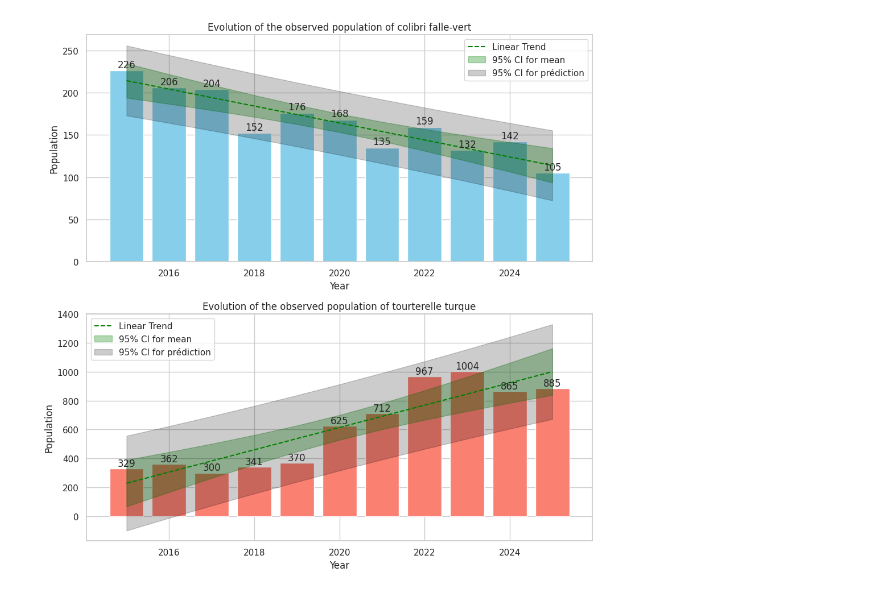
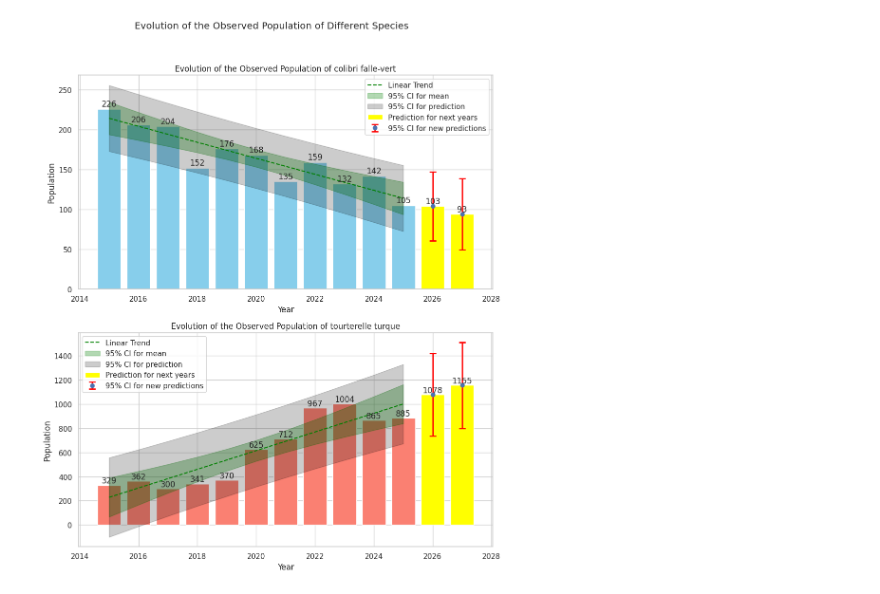
Before and after one commit to baptistepras/birds_biodiversity, a Jupyter notebook: species_evolution.ipynb, the cells around one changed output. Drawn from its saved outputs; the diff is of its cells as text; code cells hidden in the pictures.

```diff
--- a/species_evolution.ipynb
+++ b/species_evolution.ipynb
@@ -69,28 +121,5 @@ for specie in species:
 # %%
-maxEvol = evolutionSpecies[maxEsp]
-
-popBegin = maxEvol.iat[0]
-popEnd = maxEvol.iat[len(maxEvol) - 1]
-change = changeSpecies[maxEsp]
-
-print(f"The specie of bird that had the biggest increase of its population between 2015 and 2025 is the {maxEsp}")
-print(f"They went from a population of {popBegin} in 2015 to {popEnd}, increasing by {change:.2f} %.")
-print("---------------------------------------------------------------------------------------------")
-
-
-minEvol = evolutionSpecies[minEsp]
-
-popBegin = minEvol.iat[0]
-popEnd = minEvol.iat[len(minEvol) - 1]
-change = changeSpecies[minEsp]
-
-print(f"The specie of bird that had the biggest decrease of its population between 2015 and 2025 is the {minEsp}")
-print(f"They went from a population of {popBegin} in 2015 to {popEnd}, decreasing by {np.abs(change):.2f} %.")
-print("---------------------------------------------------------------------------------------------")
-years = maxEvol.keys()
-sns.set(style="whitegrid")
-
-fig, (ax1, ax2) = plt.subplots(2, 1, figsize=(10, 10))
+fig, (ax1, ax2) = plt.subplots(2, 1, figsize=(10, 12))
 
 def ci_linear_model(x, Y_real, Y_model, alpha=0.05):
     n = len(x)
@@ -106,14 +135,29 @@ def ci_linear_model(x, Y_real, Y_model, alpha=0.05):
     t_crit = t.ppf(1 - alpha / 2, n - 2)
 
     SE_mean = np.sqrt(MSE * (1/n + (x - x_mean)**2 / Sxx))
-
     SE_pred = np.sqrt(MSE * (1 + 1/n + (x - x_mean)**2 / Sxx))
-    # Margins of error for slope and intercept
-
 
     return t_crit * SE_mean, t_crit * SE_pred
 
+def compute_ci_for_new_data(x_train, Y_real, Y_model, x_new, alpha=0.05):
 
+    n = len(x_train)
+    x_mean = np.mean(x_train)
+
+    # Residuals and variance estimates from training data
+    residues = Y_real - Y_model
+    SSE = np.sum(np.square(residues))
+    MSE = SSE / (n - 2)
+    Sxx = np.sum(np.square(x_train - x_mean))
+
+    # t critical value
+    t_crit = t.ppf(1 - alpha / 2, n - 2)
+
+    # CI for new data points
+    SE_mean_new = np.sqrt(MSE * (1/n + (x_new - x_mean)**2 / Sxx))
+    SE_pred_new = np.sqrt(MSE * (1 + 1/n + (x_new - x_mean)**2 / Sxx))
+
+    return t_crit * SE_mean_new, t_crit * SE_pred_new
 
 
 def plot_with_trend(ax, x, y, color, title):
@@ -125,14 +169,14 @@ def plot_with_trend(ax, x, y, color, title):
     model = LinearRegression()
     model.fit(X, y)
 
+    next_years = np.array([np.array([max(x) + 1, 1]), np.array([max(x) + 2, 1])])
+
     b1 = model.coef_[0]           # pente
     b0 = model.intercept_         # intercept
-
 
     y_pred = model.predict(X)
 
     err, err2 = ci_linear_model(np.array(x), y, y_pred, 0.05)
-
 
     y_lower = y_pred - err
     y_upper = y_pred + err
@@ -140,15 +184,25 @@ def plot_with_trend(ax, x, y, color, title):
     y_lower_pred = y_pred - err2
     y_upper_pred = y_pred + err2
 
+    # Predictions for next years
+    y_pred_next = model.predict(next_years)
+
+    # CI for next years
+    err_next, err2_next = compute_ci_for_new_data(
+        np.array(x), y, y_pred, next_years[:, 0], 0.05
+    )
+
+
     ax.plot(x, y_pred, color='green', linestyle='--', label='Linear Trend')
 
+    # CI bands for training data
+    ax.fill_between(x, y_lower, y_upper, color='green', alpha=0.3, label='95% CI for mean')
+    ax.fill_between(x, y_lower_pred, y_upper_pred, color='black', alpha=0.2, label='95% CI for prediction')
 
-    ax.fill_between(x, y_lower, y_upper, color='green', alpha=0.3, label='95% CI for mean')
+    ax.bar(next_years[:,0], y_pred_next, label="Prediction for next years", color="yellow")
 
-    # Bande intervalle de prédiction
-    ax.fill_between(x, y_lower_pred, y_upper_pred, color='black', alpha=0.2, label='95% CI for prédiction')
-
-    # Annotate bars
+    ax.errorbar(next_years[:,0], y_pred_next, yerr=err2_next, fmt='o', ecolor='red', capsize=5, capthick=2,
+                linewidth=2, label='95% CI for new predictions')
     for p in ax.patches:
         ax.text(p.get_x() + p.get_width()/2, p.get_height() + 1, int(p.get_height()),
                 ha='center', va='bottom')
@@ -158,13 +212,14 @@ def plot_with_trend(ax, x, y, color, title):
     ax.set_xlabel('Year')
     ax.legend()
 
-# Plot minEvol
-plot_with_trend(ax1, minEvol.keys(), minEvol, 'skyblue', f'Evolution of the observed population of {minEsp}')
+plot_with_trend(ax1, minEvol.keys(), minEvol, 'skyblue', f'Evolution of the Observed Population of {minEsp}')
 
 # Plot maxEvol
-plot_with_trend(ax2, maxEvol.keys(), maxEvol, 'salmon', f'Evolution of the observed population of {maxEsp}')
+plot_with_trend(ax2, maxEvol.keys(), maxEvol, 'salmon', f'Evolution of the Observed Population of {maxEsp}')
+plt.suptitle("Evolution of the Observed Population of Different Species")
 
-plt.tight_layout()
-plt.savefig("figures/evolution_specie.jpeg")
+plt.tight_layout(rect=[0, 0, 1, 0.95])
+
+fig.savefig("figures/evolution_specie.jpeg")
 plt.show()
 # %% [output]
@@ -178 +226 @@ Index([2015, 2016, 2017, 2018, 2019, 2020, 2021, 2022, 2023, 2024, 2025], dtype=
-[figure, old version]
+[figure, new version]
```
Also changed, not shown: parts of 18 cells of this notebook, 4 other files.
